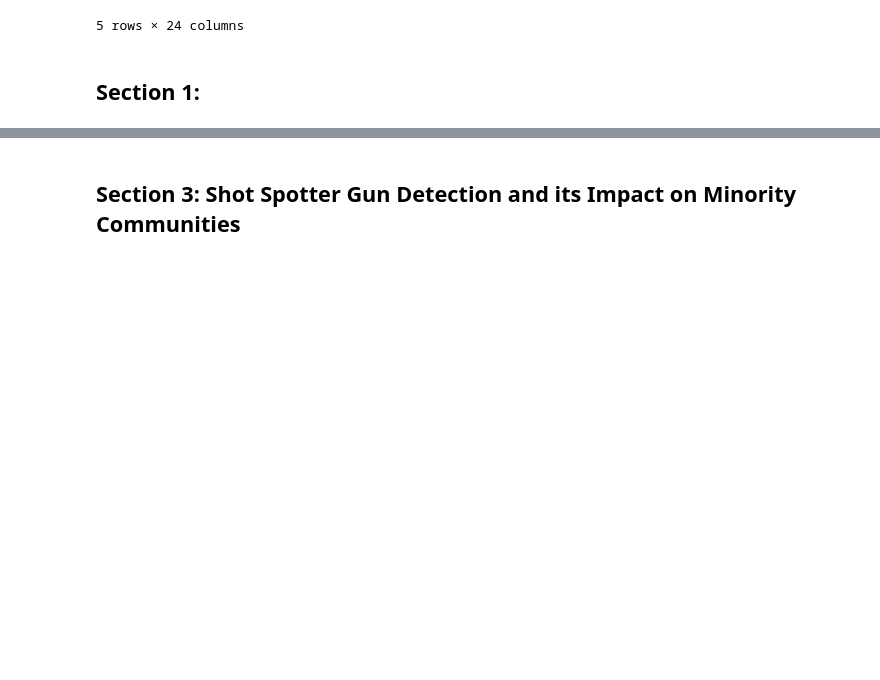
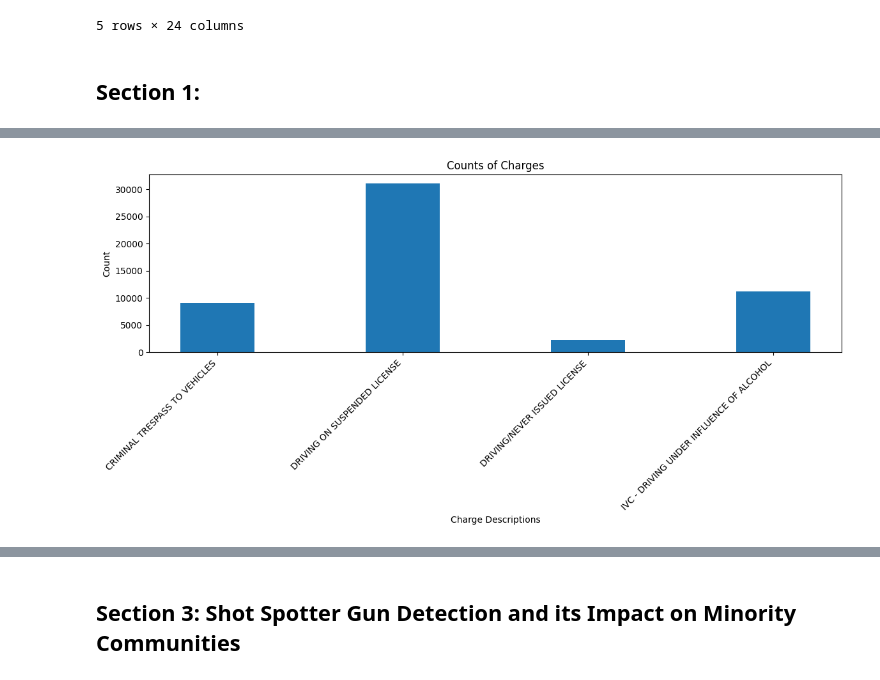
Before and after one commit to Dwawilson/Technology, a Jupyter notebook: Technology_and_Crime_in_Arrests_in_the_City_of_Chicago.ipynb, the cells around one changed output, grey strips where cells are left out. Drawn from its saved outputs; the diff is of its cells as text; code cells hidden in the pictures; blank space fills up the shorter version.

```diff
--- a/Technology_and_Crime_in_Arrests_in_the_City_of_Chicago.ipynb
+++ b/Technology_and_Crime_in_Arrests_in_the_City_of_Chicago.ipynb
@@ -114,0 +149,26 @@ from matplotlib import pyplot as plt
+# %%
+# Specify the charge descriptions you want to filter for
+charge_descriptions = [
+    'DRIVING ON SUSPENDED LICENSE',
+    'IVC - DRIVING UNDER INFLUENCE OF ALCOHOL',
+    'CRIMINAL TRESPASS TO VEHICLES',
+    'DRIVING/NEVER ISSUED LICENSE'
+]
+
+# Filter rows with the specified charge descriptions
+filtered_df = df[df['CHARGE 1 DESCRIPTION'].isin(charge_descriptions)]
+
+# Group by 'CHARGE 1 DESCRIPTION' and count the occurrences for Charge 1
+grouped_df = filtered_df.groupby('CHARGE 1 DESCRIPTION').size().reset_index(name='Count')
+
+# Plotting the grouped bar chart
+plt.figure(figsize=(12, 6))
+plt.bar(grouped_df['CHARGE 1 DESCRIPTION'], grouped_df['Count'], width=0.4)
+plt.xlabel('Charge Descriptions')
+plt.ylabel('Count')
+plt.title('Counts of Charges')
+plt.xticks(rotation=45, ha='right')  # Rotate x-axis labels for better visibility
+plt.tight_layout()  # Adjust layout to prevent clipping of labels
+plt.show()
+# %% [output]
+[figure, added]
```
Also changed, not shown: parts of 12 cells of this notebook, 2 other files.
